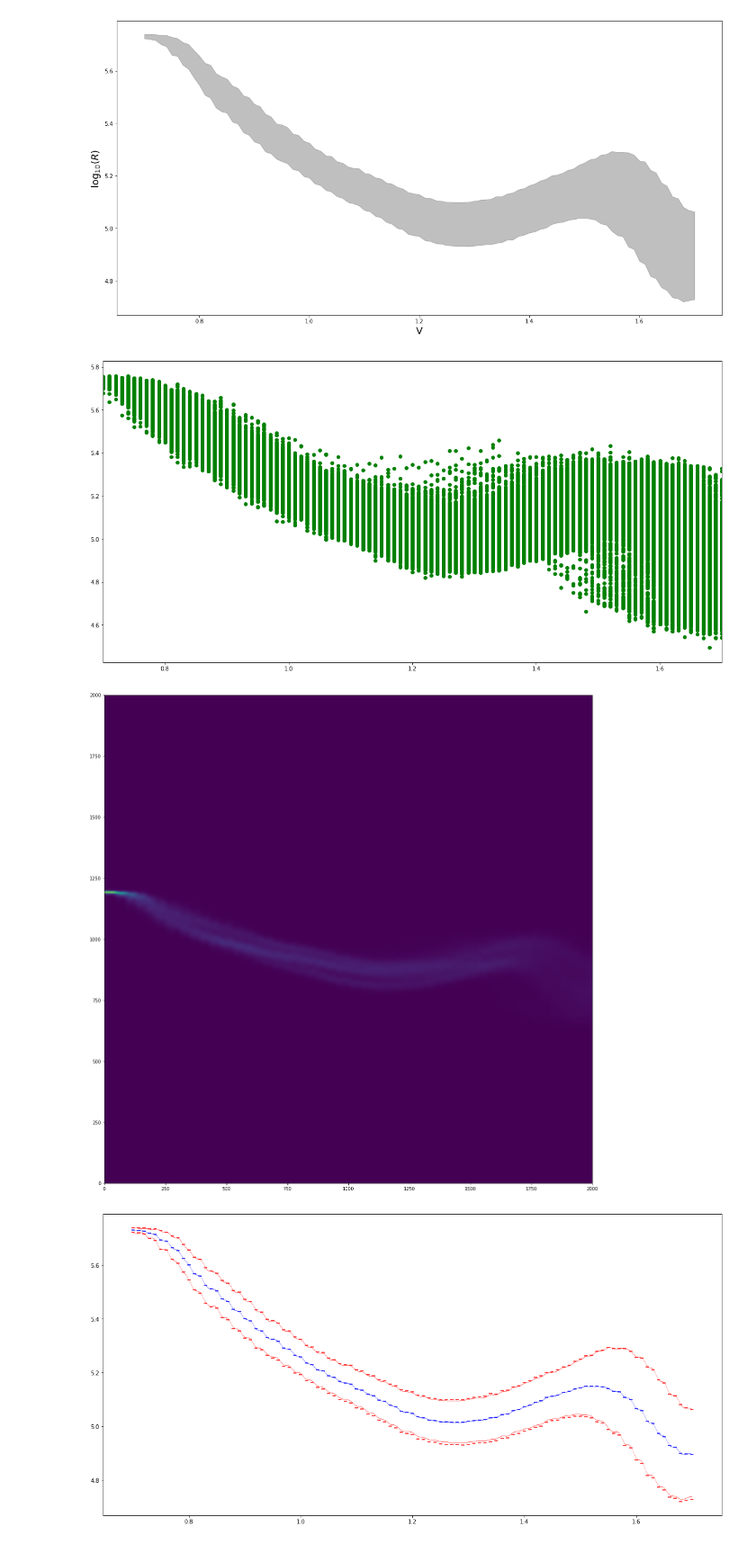
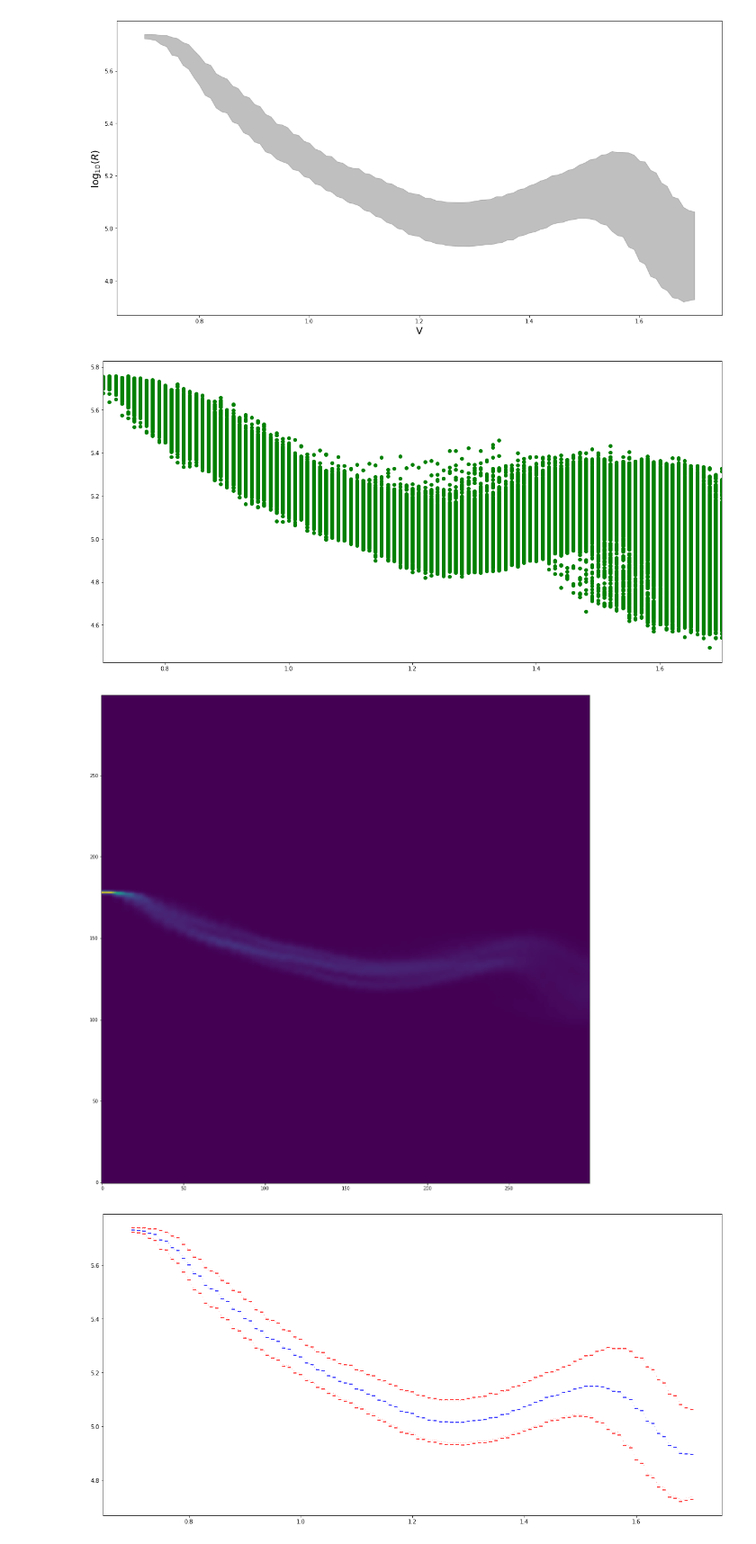
Before and after one commit to rzarcone/PCM_Paper, a Jupyter notebook: New_PCM_Data.ipynb, the cells around one changed output. Shown at 90% size. Cells and saved outputs as stored; diff of their text form; code cells hidden in the pictures.

Commit message:
Add more plots

```diff
--- a/New_PCM_Data.ipynb
+++ b/New_PCM_Data.ipynb
@@ -29,6 +29,10 @@ def pcm_plot(new_data, device_num, diff, color, alpha=0.5):
     V_device = new_data['V'][device_idx[0]]
     R_device = new_data['R'][device_idx[0]]
     plt.scatter(V_device,np.log10(R_device)+diff, c=color, alpha=alpha)
+    if sum(diffs == 0) == len(device_nums):
+        plt.savefig('pcm_plot_unshift.png')
+    else:
+        plt.savefig('pcm_plot_shift.png')
 # %%
 def get_data(data_path, plot_data = False, new_data = True, device_num=0, take_log = True):
     data = pd.read_pickle(data_path)
@@ -192,3 +204,12 @@ alphas = np.array([0.5]*7)
 pcm_varr_plot_orig(data_path, device_nums, diffs, colors, alphas)
 # %% [output]
 [figure]
+# %%
+data_path = 'Data/PCM_20140605.pkl'
+device_nums = np.arange(7)
+diffs = np.zeros_like(device_nums)
+colors = ['red','orange','yellow','green','blue','purple','grey']
+alphas = np.array([0.5]*7)
+
+
+pcm_varr_plot_orig(data_path, device_nums, diffs, colors, alphas)
@@ -226,10 +251,10 @@ V_super, R_super = super_channel(data_path, device_nums, diffs, colors, alphas)
 [figure]
 [figure]
 # %%
-flipped_P_RV, V, R = upsample_data(V_super, R_super, to_plot_or_not_to_plot = True, resample_rate = 2000)
+flipped_P_RV, V, R = upsample_data(V_super, R_super, to_plot_or_not_to_plot = True, resample_rate = 300)
 # %% [output]
 [figure]
-[figure, old version]
+[figure, new version]
 # %%
 varr_maker(flipped_P_RV, V, R, color = 'purple', plot_varrs = True);
 # %% [output]
```
Also changed, not shown: parts of 7 cells of this notebook, 1 other file.
